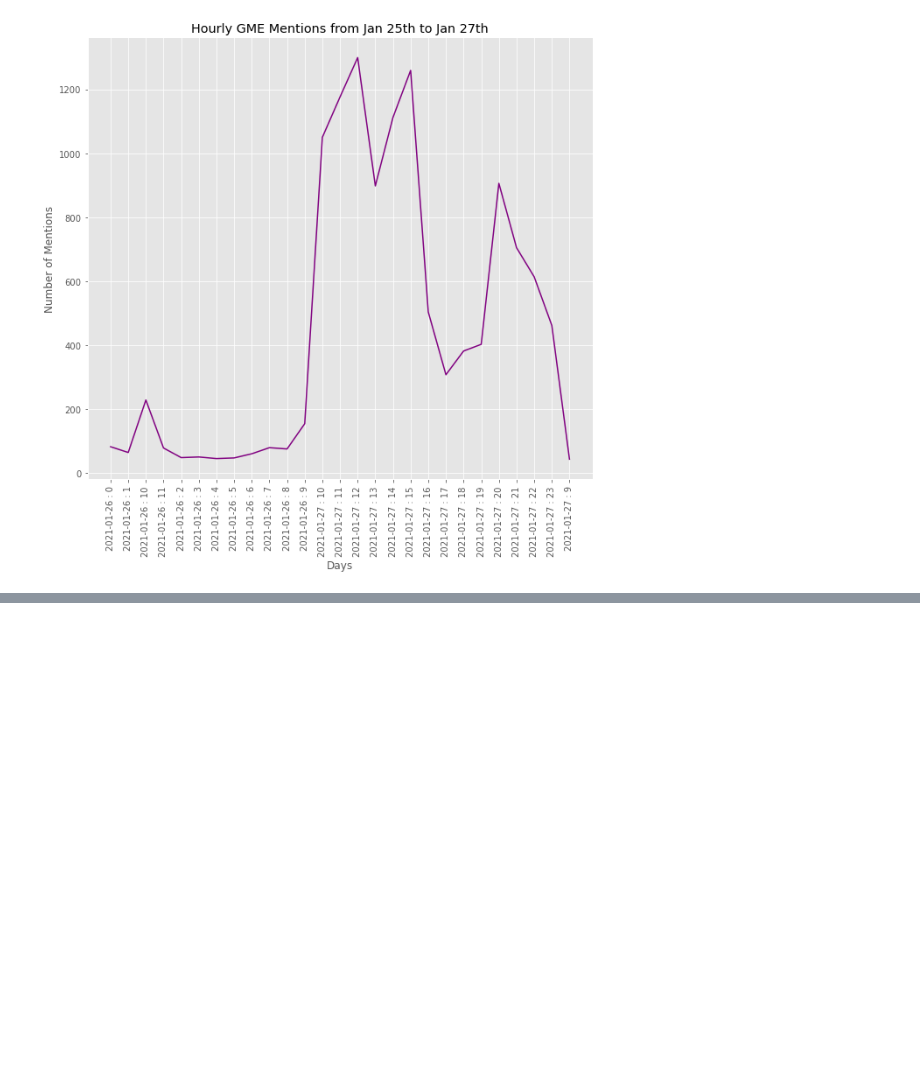
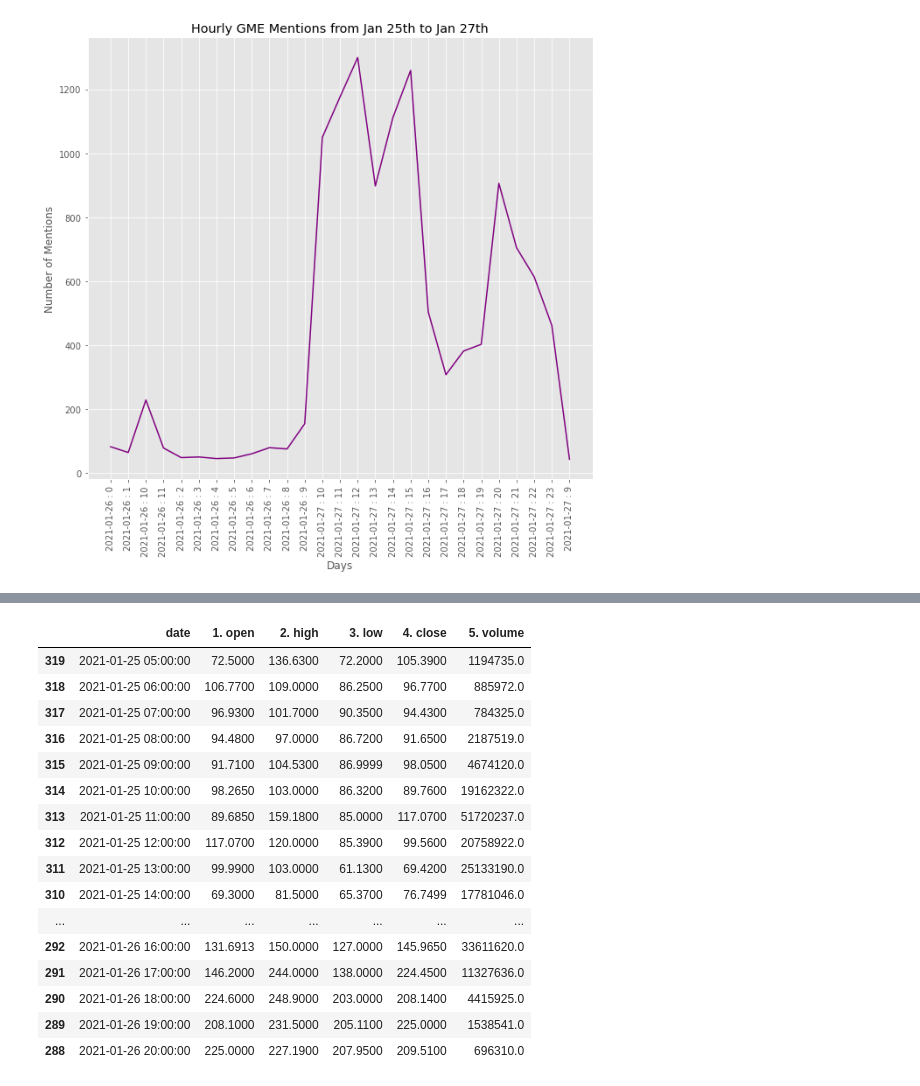
Before and after one commit to daniellkennett/WallstreetbetsAnalysis, a Jupyter notebook: WSB EDA.ipynb, the cells around one changed output, grey strips where cells are left out. Cells and saved outputs as stored; diff of their text form; code cells hidden in the pictures; blank space fills up the shorter version.

```diff
--- a/WSB EDA.ipynb
+++ b/WSB EDA.ipynb
@@ -135,0 +201,20 @@ fig.tight_layout()
+# %%
+gme_hourly
+# %% [output]
+|  | date | 1. open | 2. high | 3. low | 4. close | 5. volume |
+| 319 | 2021-01-25 05:00:00 | 72.5000 | 136.6300 | 72.2000 | 105.3900 | 1194735.0 |
+| 318 | 2021-01-25 06:00:00 | 106.7700 | 109.0000 | 86.2500 | 96.7700 | 885972.0 |
+| 317 | 2021-01-25 07:00:00 | 96.9300 | 101.7000 | 90.3500 | 94.4300 | 784325.0 |
+| 316 | 2021-01-25 08:00:00 | 94.4800 | 97.0000 | 86.7200 | 91.6500 | 2187519.0 |
+| 315 | 2021-01-25 09:00:00 | 91.7100 | 104.5300 | 86.9999 | 98.0500 | 4674120.0 |
+| 314 | 2021-01-25 10:00:00 | 98.2650 | 103.0000 | 86.3200 | 89.7600 | 19162322.0 |
+| 313 | 2021-01-25 11:00:00 | 89.6850 | 159.1800 | 85.0000 | 117.0700 | 51720237.0 |
+| 312 | 2021-01-25 12:00:00 | 117.0700 | 120.0000 | 85.3900 | 99.5600 | 20758922.0 |
+| 311 | 2021-01-25 13:00:00 | 99.9900 | 103.0000 | 61.1300 | 69.4200 | 25133190.0 |
+| 310 | 2021-01-25 14:00:00 | 69.3000 | 81.5000 | 65.3700 | 76.7499 | 17781046.0 |
+| ... | ... | ... | ... | ... | ... | ... |
+| 292 | 2021-01-26 16:00:00 | 131.6913 | 150.0000 | 127.0000 | 145.9650 | 33611620.0 |
+| 291 | 2021-01-26 17:00:00 | 146.2000 | 244.0000 | 138.0000 | 224.4500 | 11327636.0 |
+| 290 | 2021-01-26 18:00:00 | 224.6000 | 248.9000 | 203.0000 | 208.1400 | 4415925.0 |
+| 289 | 2021-01-26 19:00:00 | 208.1000 | 231.5000 | 205.1100 | 225.0000 | 1538541.0 |
+| 288 | 2021-01-26 20:00:00 | 225.0000 | 227.1900 | 207.9500 | 209.5100 | 696310.0 |
```
Also changed, not shown: parts of 5 cells of this notebook.
